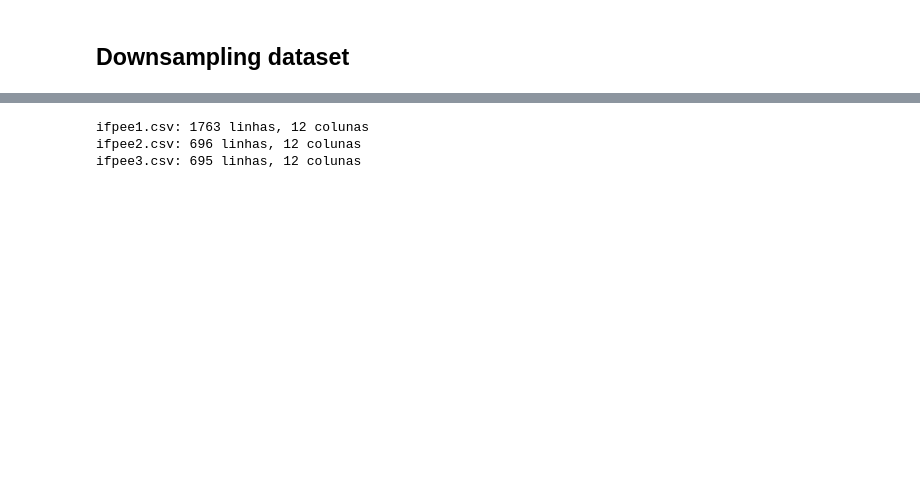
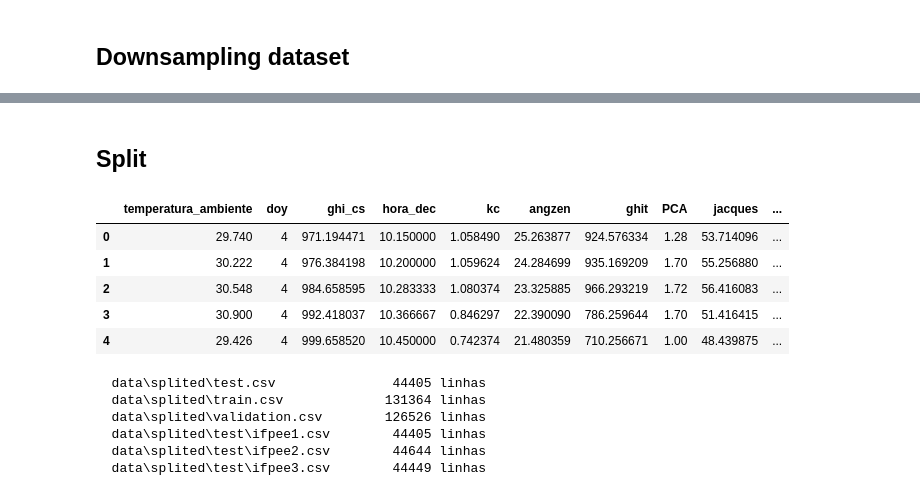
Before and after one commit to commonProgrammerr/knob-senses, a Jupyter notebook: utils/dataset_prep.ipynb, the cells around one changed output, grey strips where cells are left out. Drawn from its saved outputs; the diff is of its cells as text; code cells hidden in the pictures; blank space fills up the shorter version.

```diff
--- a/utils/dataset_prep.ipynb
+++ b/utils/dataset_prep.ipynb
@@ -153,13 +163,34 @@ colunas com zero:
-# %%
-if not OUT_DIR.exists():
-  OUT_DIR.mkdir()
-
-# CSVs por estacao em data/processed/ -- sao a entrada do split (feito a mao, em
-# outro notebook). Nao gravar nada aqui que nao seja o resultado FINAL do prep.
-for s, f in df.groupby('inversor'):
-  f.drop(columns=['inversor']).to_csv(OUT_DIR / f"{s}.csv", index=False)
-  print(f"{s}.csv: {len(f)} linhas, {f.shape[1]} colunas")
-# %% [output]
-ifpee1.csv: 1763 linhas, 12 colunas
-ifpee2.csv: 696 linhas, 12 colunas
-ifpee3.csv: 695 linhas, 12 colunas
+# %% [markdown]
+## Split
+# %%
+def get_split(dataset: pd.DataFrame, rate=0.8):
+    # train = dataset.sample(frac=rate, random_state=SEED)
+    # validation = dataset.drop(train.index)
+    train = dataset[dataset.datetime.dt.year < 2024]
+    validation = dataset[dataset.datetime.dt.year == 2024]
+    return train.index, validation.index
+
+def year_seasons(md):
+    if 320 <= md < 621:
+        return 'outono'
+    elif 621 <= md < 922:
+        return 'inverno'
+    elif 922 <= md < 1221:
+        return 'primavera'
+    else:
+        return 'verão'
+# %%
+
+df['season'] = (
+    df['datetime'].dt.month * 100
+    + df['datetime'].dt.day
+).apply(year_seasons)
+
+df.head()
+# %% [output]
+|  | temperatura_ambiente | doy | ghi_cs | hora_dec | kc | angzen | ghit | PCA | jacques | ... |
+| 0 | 29.740 | 4 | 971.194471 | 10.150000 | 1.058490 | 25.263877 | 924.576334 | 1.28 | 53.714096 | ... |
+| 1 | 30.222 | 4 | 976.384198 | 10.200000 | 1.059624 | 24.284699 | 935.169209 | 1.70 | 55.256880 | ... |
+| 2 | 30.548 | 4 | 984.658595 | 10.283333 | 1.080374 | 23.325885 | 966.293219 | 1.72 | 56.416083 | ... |
+| 3 | 30.900 | 4 | 992.418037 | 10.366667 | 0.846297 | 22.390090 | 786.259644 | 1.70 | 51.416415 | ... |
+| 4 | 29.426 | 4 | 999.658520 | 10.450000 | 0.742374 | 21.480359 | 710.256671 | 1.00 | 48.439875 | ... |
@@ -165,0 +218,11 @@ ifpee3.csv: 695 linhas, 12 colunas
+# %%
+escritos = data.save_splits(splits, df)
+for caminho, n in escritos.items():
+    print(f"  {caminho.relative_to(paths.ROOT)!s:34} {n:6} linhas")
+# %% [output]
+  data\splited\test.csv               44405 linhas
+  data\splited\train.csv             131364 linhas
+  data\splited\validation.csv        126526 linhas
+  data\splited\test\ifpee1.csv        44405 linhas
+  data\splited\test\ifpee2.csv        44644 linhas
+  data\splited\test\ifpee3.csv        44449 linhas
```
Also changed, not shown: parts of 9 cells of this notebook, 5 other files.
